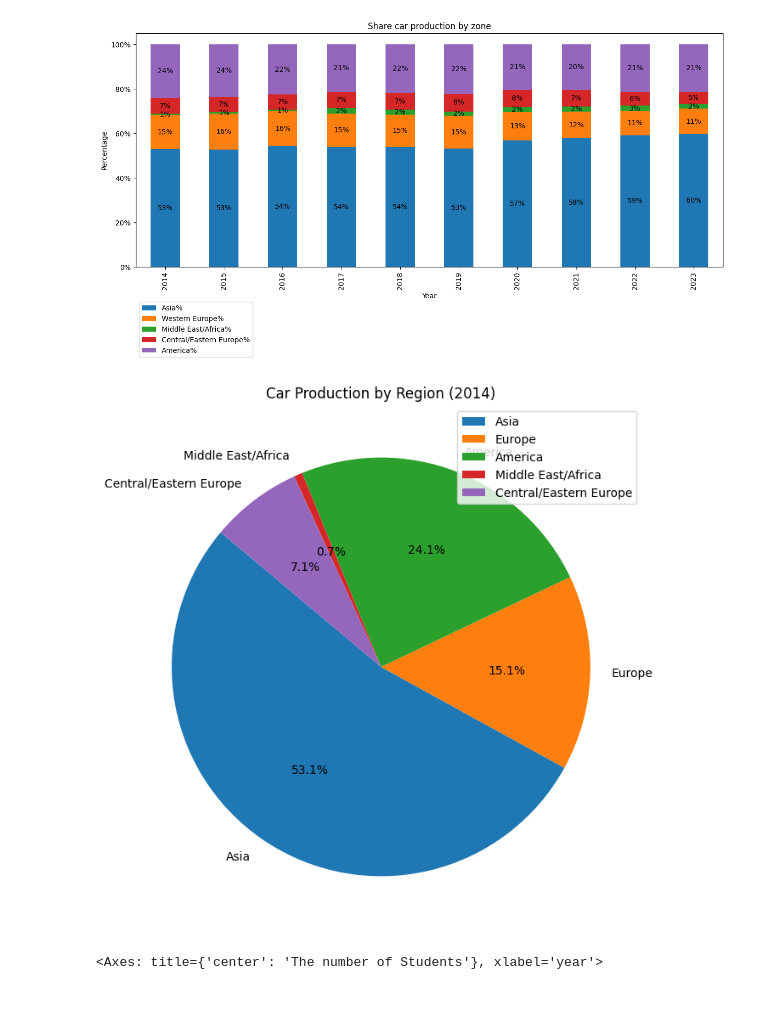
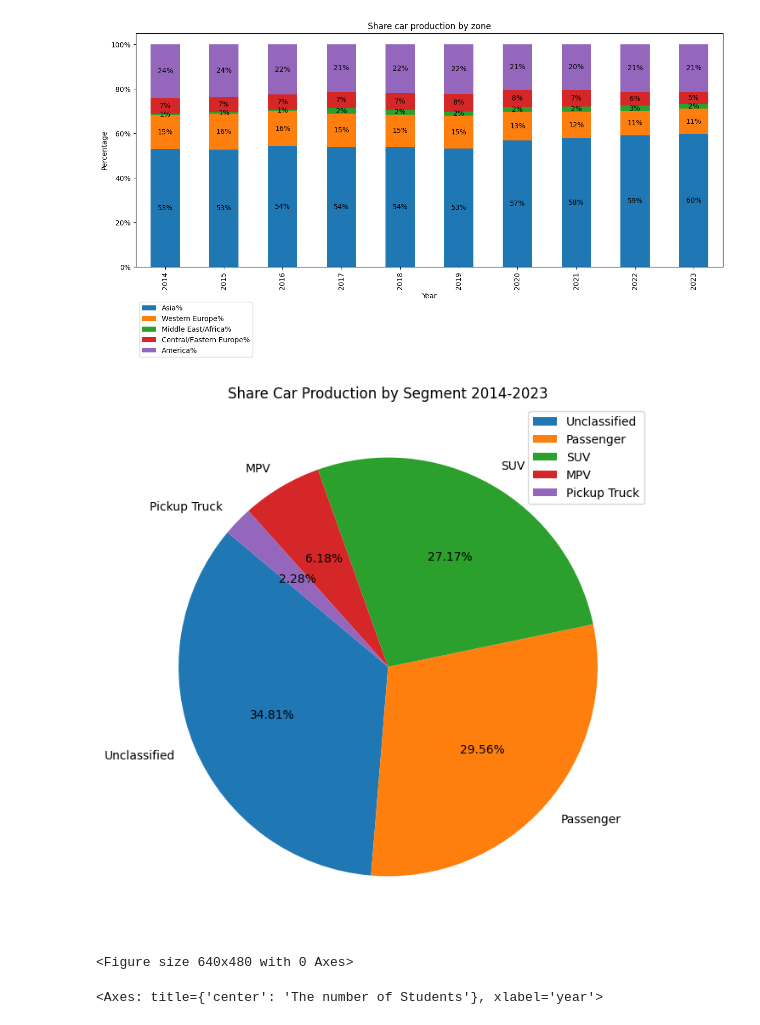
Before and after one commit to maxvcbhan/DADS5001-car-production, a Jupyter notebook: app.ipynb, the cells around one changed output. Saved outputs shown, nothing was run; the diff lists cells and outputs as text; code cells hidden in the pictures.

Commit message:
update image

```diff
--- a/app.ipynb
+++ b/app.ipynb
@@ -129,24 +129,25 @@ plt.savefig(os.path.join(my_path, my_file), bbox_inches='tight')
 # %%
 import matplotlib.pyplot as plt
 
-# Data for different regions
-labels = ['Asia', 'Europe', 'America', 'Middle East/Africa', 'Central/Eastern Europe']
-sizes = [45960517, 13042739, 20855327, 566083, 6130792]
 
+data  = df_original["Group_Segment"].value_counts()
+labels = data.index.tolist()
+sizes = data.values.tolist()
 
 fig, ax = plt.subplots(figsize=(8, 8))
-ax.pie(sizes, labels=labels, autopct='%1.1f%%', startangle=140, colors=['tab:blue', 'tab:orange', 'tab:green', 'tab:red', 'tab:purple'])
+colors=["tab:blue","tab:orange","tab:green", "tab:red" ,"tab:purple",]
+# ax.pie(data["Group_Segment"], labels=labels, autopct='%1.1f%%', startangle=140, colors=['tab:blue', 'tab:orange', 'tab:green', 'tab:red', 'tab:purple'])
+ax.pie(sizes, labels=labels, autopct='%1.2f%%', startangle=140, colors=colors)
+plt.title("Share Car Production by Segment 2014-2023")
+plt.legend(labels, loc="upper right")
+plt.show()
 
-
-plt.title("Car Production by Region (2014)")
-
-# Setting the legend for better readability
-plt.legend(labels, loc="upper right")
-
-# Displaying the chart
-plt.show()
+my_path = os.path.abspath("./figure")
+my_file = 'figure4_share_car_production_by_segment_2014-2023.png'
+plt.savefig(os.path.join(my_path, my_file), bbox_inches='tight')
 # %% [output]
-[figure, old version]
+[figure, new version]
+<Figure size 640x480 with 0 Axes>
 # %%
 import pandas as pd
 # Create DataFrame based on the data from the image
```
Also changed, not shown: parts of 5 cells of this notebook, 2 other files.
